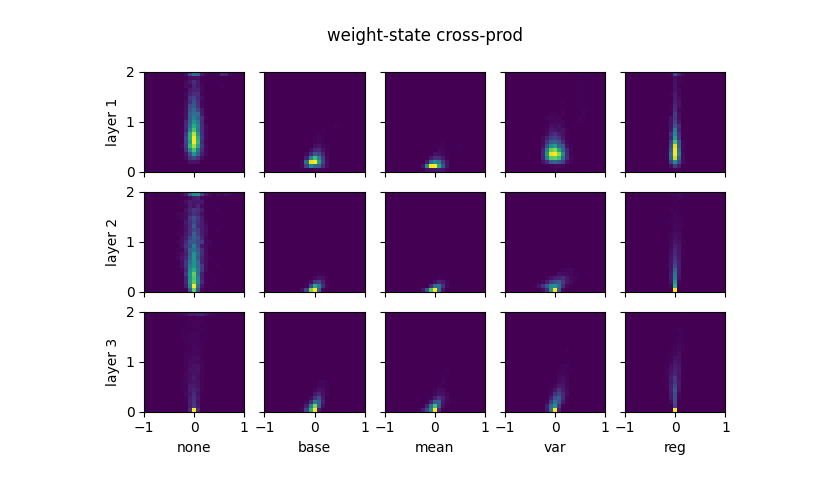
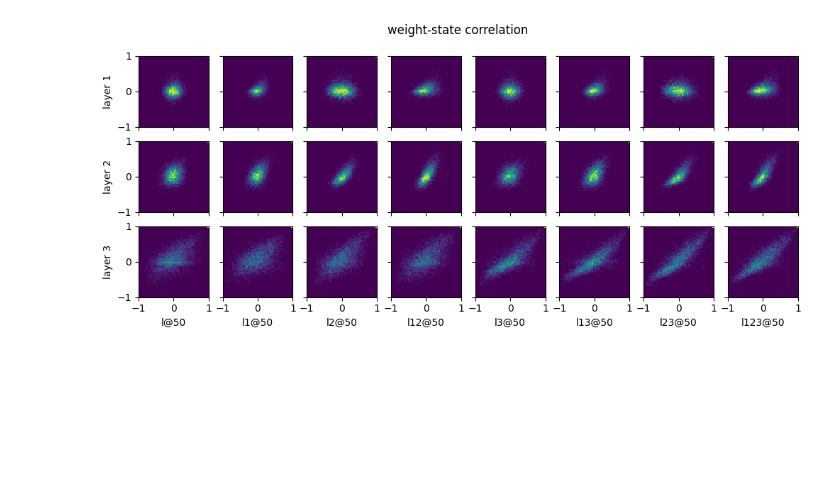
Before and after one commit to yingchenlin/kiln, a Jupyter notebook: dist.ipynb, the cells around one changed output. Saved outputs shown, nothing was run; the diff lists cells and outputs as text; code cells hidden in the pictures; blank space fills up the shorter version.

```diff
--- a/dist.ipynb
+++ b/dist.ipynb
@@ -4,3 +4,14 @@ import numpy as np
 import matplotlib as mpl
 import matplotlib.pyplot as plt
 import torch
+# %%
+import json
+from src.datasets import get_dataset
+from src.modules import get_model
+
+with open("outputs/schemes/base_1/config.json") as f:
+    config = json.load(f)
+dataset = get_dataset(config["dataset"])
+model = get_model(config["model"], dataset.input_shape, dataset.num_classes)
+
+model
@@ -53,64 +125,81 @@ def std(m1, m2):
     return (m2.diagonal() - m1.square()).clip(min=0).sqrt()
 
 def cov(m1, m2):
     return m2 - outer(m1)
 
 def corr(m1, m2):
     return cov(m1, m2) / outer(std(m1, m2))
 
-def read_state(state, i, training, sign):
-    mode = "train" if training else "eval"
-    postfix = "p" if sign else ""
-    s0 = state[f"{i}.{mode}_agg.s0"]
-    s1 = state[f"{i}.{mode}_agg.s1{postfix}"]
-    s2 = state[f"{i}.{mode}_agg.s2{postfix}"]
+def lin_map(x, s):
+    return x.clamp(-s, s), (-s, s)
+
+def inf_map(x, s):
+    a = np.pi / 2
+    return (x / s * a).arctan() / a, (-1, 1)
+
+def read_state(state, i, sign):
+    suffix = "p" if sign else ""
+    s0 = state[f"{i}.train_agg.s0"]
+    s1 = state[f"{i}.train_agg.s1{suffix}"]
+    s2 = state[f"{i}.train_agg.s2{suffix}"]
     return s1 / s0, s2 / s0
 
-def read_weight(state, i):
+def read_weight(state, i, flip):
     w = state[f"{i}.weight"]
-    return w.mean(1), w.T @ w
+    if flip:
+        w = w.T
+    return w.mean(0), w.T @ w
 
 def gridplot(title, xlabels, ylabels):
     nrows, ncols = len(ylabels), len(xlabels)
     fig, axes = plt.subplots(
         nrows, ncols, sharex=True, sharey=True,
         figsize=(ncols*1.5, nrows*1.5), dpi=100, facecolor="w")
     fig.suptitle(title)
     for i in range(ncols):
         axes[nrows-1][i].set_xlabel(xlabels[i])
     for i in range(nrows):
         axes[i][0].set_ylabel(ylabels[i])
     return axes
 
-def setplot(group, tags, layers, term, ranges, fn):
-    ax_xy = gridplot(f"weight-state {term}", tags, layers)
-    ax_x = gridplot(f"weight {term}", tags, layers)
-    ax_y = gridplot(f"state {term}", tags, layers)
-    for i, tag in enumerate(tags):
+def hist2d_plot(ax, x, y, range, bins):
+    ax.hist2d(x.flatten().numpy(), y.flatten().numpy(), range=range, bins=bins)
+
+def hist1d_plot(ax, x, range, bins):
+    ax.hist(x.flatten().numpy(), label="cross", range=range, bins=bins, histtype="step", density=True)
+    ax.hist(x.diagonal().numpy(), label="self", range=range, bins=bins, histtype="step", density=True)
+
+def setplot(group, tags_epochs, layers, term, norm, scales, mapping, fn):
+    xlabels = [f"{tag}@{epoch}" for tag, epoch in tags_epochs]
+    ax_xy = gridplot(f"weight-state {term}", xlabels, layers)
+    ax_x = gridplot(f"weight {term}", xlabels, layers)
+    ax_y = gridplot(f"state {term}", xlabels, layers)
+    for i, (tag, epoch) in enumerate(tags_epochs):
         state = torch.load(f"outputs/{group}/{tag}_1/checkpoint-{epoch}.pt")
-        for j, _ in enumerate(layers):
-            w_m1, w_m2 = read_weight(state["model"], j*4+6)
-            s_m1, s_m2 = read_state(state["model"], j*4+4, True)
-            x = fn(w_m1, w_m2).clip(min=ranges[0][0], max=ranges[0][1])
-            y = fn(s_m1, s_m2).clip(min=ranges[1][0], max=ranges[1][1])
-            ax_xy[j][i].hist2d(x.flatten().numpy(), y.flatten().numpy(), range=ranges, bins=(25, 25))
-            kwargs = {"bins": 25, "histtype": "step", "density": True}
-            ax_x[j][i].hist(x.flatten().numpy(), range=ranges[0], label="cross", **kwargs)
-            ax_x[j][i].hist(x.diagonal().numpy(), range=ranges[0], label="self", **kwargs)
-            ax_y[j][i].hist(y.flatten().numpy(), range=ranges[1], label="cross", **kwargs)
-            ax_y[j][i].hist(y.diagonal().numpy(), range=ranges[1], label="self", **kwargs)
+        for j, layer in enumerate(layers):
+            w_m1, w_m2 = read_weight(state["model"], j*4+6, False)
+            s_m1, s_m2 = read_state(state["model"], j*4+4, norm)
+            x, x_range = mapping(fn(w_m1, w_m2), scales[0])
+            y, y_range = mapping(fn(s_m1, s_m2), scales[1])
+            x_bins, y_bins = 50, 50
+            hist2d_plot(ax_xy[j][i], x, y, (x_range, y_range), (x_bins, y_bins))
+            hist1d_plot(ax_x[j][i], x, x_range, x_bins)
+            hist1d_plot(ax_y[j][i], y, y_range, y_bins)
     ax_x[0][0].legend()
     ax_y[0][0].legend()
 
-group, tags = "schemes", ("none", "base", "mean", "var", "reg")
-#group, tags = "layers", ("l", "l1", "l2", "l12", "l3", "l13", "l23", "l123")
+#group, tags, epochs = "schemes", ("none", "base", "mean", "cov", "var", "reg"), (50,)
+group, tags, epochs = "layers", ("l", "l1", "l2", "l12", "l3", "l13", "l23", "l123"), (50,)
+#group, tags, epochs = "mix", ("l123_a", "l123_a0", "l123_a1", "l123_a01", "l123_a2", "l123_a02", "l123_a12", "l123_a012"), (50,)
+#group, tags, epochs = "mix", ("l_a", "l_a0", "l_a1", "l_a01", "l_a2", "l_a02", "l_a12", "l_a012"), (50,)
+#group, tags, epochs = "mix", ("l_a", "l123_a", "l_a012", "l123_a012"), (50,)
+tags_epochs = [(tag, epoch) for tag in tags for epoch in epochs]
 layers = [f"layer {i+1}" for i in range(3)]
-epoch = 50
-#term, ranges, fn = "mean", ((-1/16, 1/16), (0, 2)), lambda m1, m2: m1
-#term, ranges, fn = "std", ((0, 1), (0, 2)), std
-term, ranges, fn = "cross-prod", ((-1/1, 1/1), (0, 2/1)), lambda m1, m2: m2
-#term, ranges, fn = "covariance", ((-1/1, 1/1), (-1/1, 1/1)), cov
-#term, ranges, fn = "correlation", ((-1, 1), (-1, 1)), corr
-setplot(group, tags, layers, term, ranges, fn)
+
+#term, norm, scales, mapping, fn = "cross-prod", False, (.5, 1.), inf_map, lambda m1, m2: m2
+#term, norm, scales, mapping, fn = "covariance", False, (.5, .5), inf_map, cov
+term, norm, scales, mapping, fn = "correlation", False, (1., 1.), lin_map, corr
+
+setplot(group, tags_epochs, layers, term, norm, scales, mapping, fn)
 # %% [output]
-[figure, old version]
+[figure, new version]
```
Also changed, not shown: parts of 5 cells of this notebook, 8 other files.
